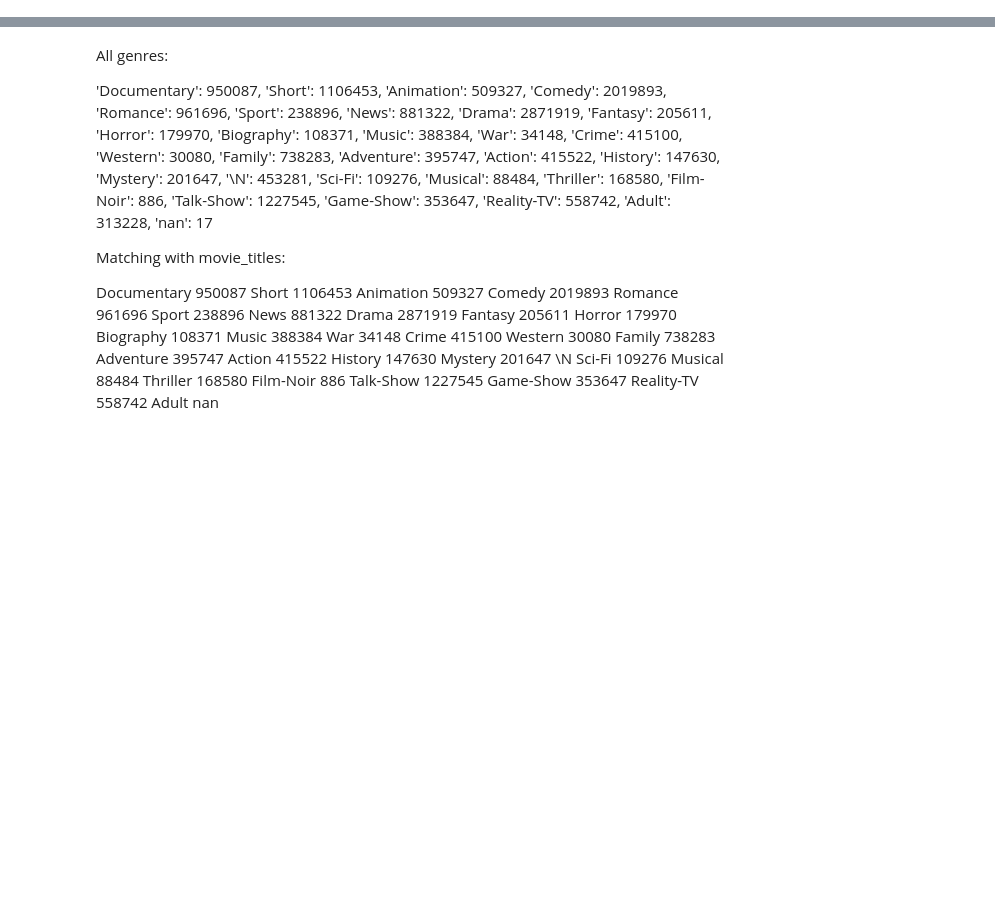
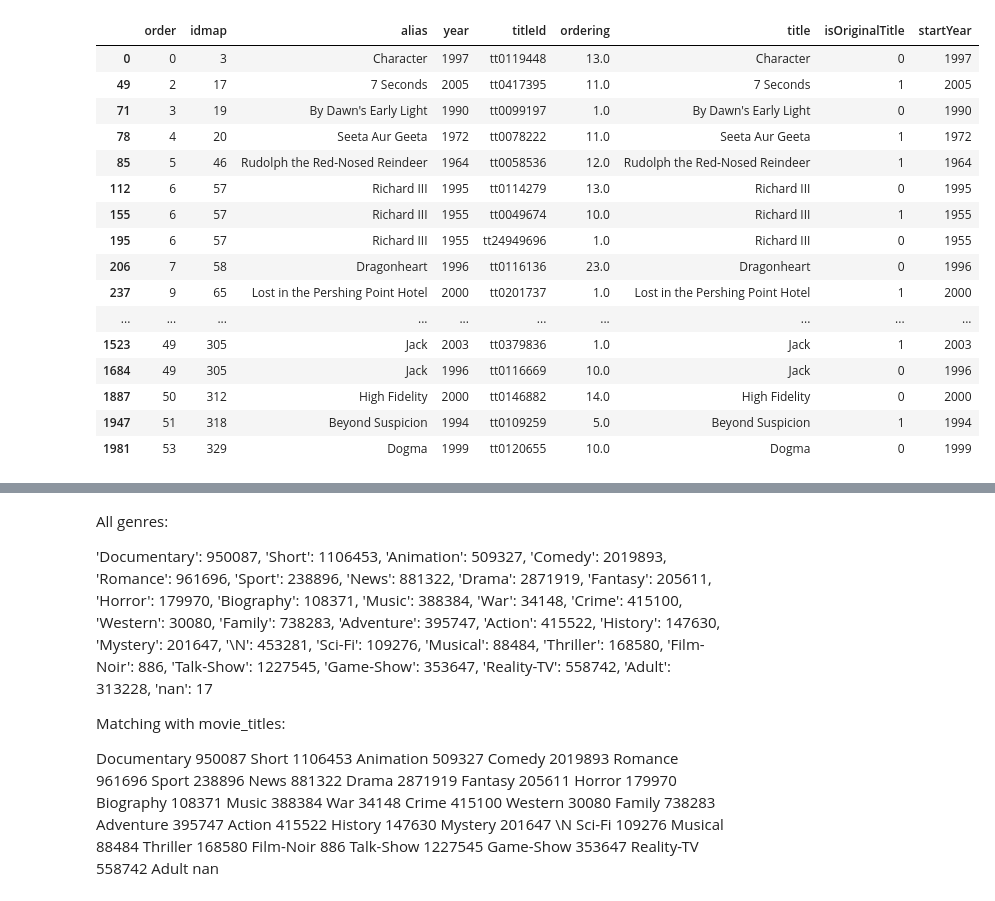
Before and after one commit to PreferredAI/PyBMF, a Jupyter notebook: scripts/sc01_get_netflix_actors_from_imdb.ipynb, the cells around one changed output, grey strips where cells are left out. Saved outputs shown, nothing was run; the diff lists cells and outputs as text; code cells hidden in the pictures; blank space fills up the shorter version.

```diff
--- a/scripts/sc01_get_netflix_actors_from_imdb.ipynb
+++ b/scripts/sc01_get_netflix_actors_from_imdb.ipynb
@@ -8,0 +189,22 @@ imdb_basics_path = os.path.join(onedrive_path, "imdb", "title.basics.tsv", "data
+# %%
+df_netflix_imdb_id_same_year = df_netflix_imdb_id[  df_netflix_imdb_id['year'].astype(str) == df_netflix_imdb_id['startYear'].astype(str)  ]
+df_netflix_imdb_id_same_year.head(50)
+# idx
+# %% [output]
+|  | order | idmap | alias | year | titleId | ordering | title | isOriginalTitle | startYear |
+| 0 | 0 | 3 | Character | 1997 | tt0119448 | 13.0 | Character | 0 | 1997 |
+| 49 | 2 | 17 | 7 Seconds | 2005 | tt0417395 | 11.0 | 7 Seconds | 1 | 2005 |
+| 71 | 3 | 19 | By Dawn's Early Light | 1990 | tt0099197 | 1.0 | By Dawn's Early Light | 0 | 1990 |
+| 78 | 4 | 20 | Seeta Aur Geeta | 1972 | tt0078222 | 11.0 | Seeta Aur Geeta | 1 | 1972 |
+| 85 | 5 | 46 | Rudolph the Red-Nosed Reindeer | 1964 | tt0058536 | 12.0 | Rudolph the Red-Nosed Reindeer | 1 | 1964 |
+| 112 | 6 | 57 | Richard III | 1995 | tt0114279 | 13.0 | Richard III | 0 | 1995 |
+| 155 | 6 | 57 | Richard III | 1955 | tt0049674 | 10.0 | Richard III | 1 | 1955 |
+| 195 | 6 | 57 | Richard III | 1955 | tt24949696 | 1.0 | Richard III | 0 | 1955 |
+| 206 | 7 | 58 | Dragonheart | 1996 | tt0116136 | 23.0 | Dragonheart | 0 | 1996 |
+| 237 | 9 | 65 | Lost in the Pershing Point Hotel | 2000 | tt0201737 | 1.0 | Lost in the Pershing Point Hotel | 1 | 2000 |
+| ... | ... | ... | ... | ... | ... | ... | ... | ... | ... |
+| 1523 | 49 | 305 | Jack | 2003 | tt0379836 | 1.0 | Jack | 1 | 2003 |
+| 1684 | 49 | 305 | Jack | 1996 | tt0116669 | 10.0 | Jack | 0 | 1996 |
+| 1887 | 50 | 312 | High Fidelity | 2000 | tt0146882 | 14.0 | High Fidelity | 0 | 2000 |
+| 1947 | 51 | 318 | Beyond Suspicion | 1994 | tt0109259 | 5.0 | Beyond Suspicion | 1 | 1994 |
+| 1981 | 53 | 329 | Dogma | 1999 | tt0120655 | 10.0 | Dogma | 0 | 1999 |
```
Also changed, not shown: parts of 15 cells of this notebook, 26 other files.
